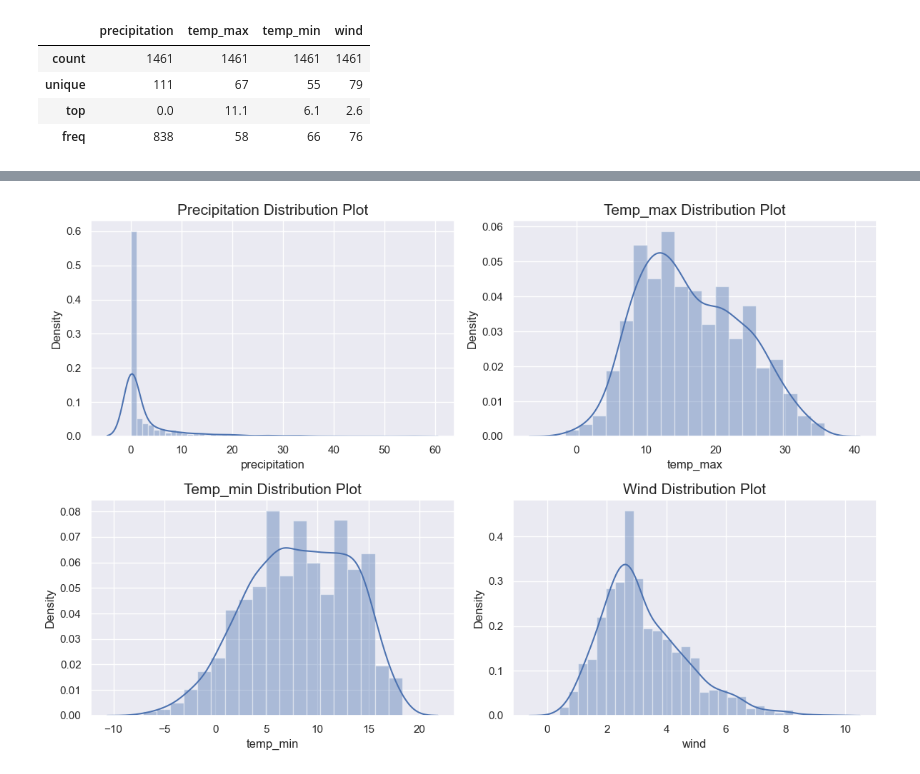
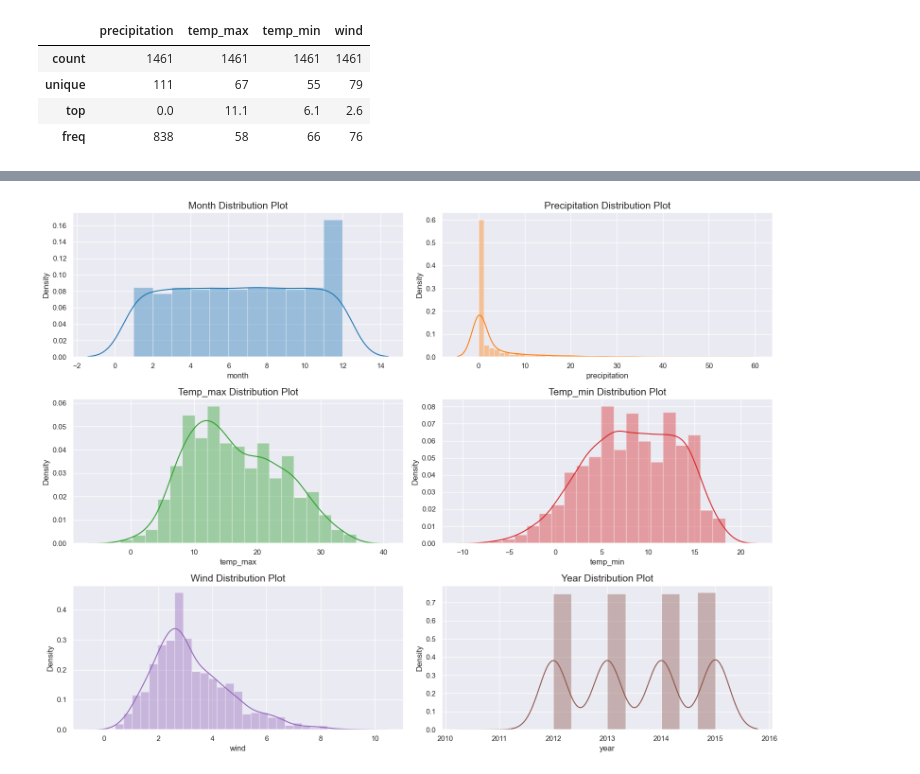
Before and after one commit to shubhangi24kashid/SkyCast, a Jupyter notebook: detection.ipynb, the cells around one changed output, grey strips where cells are left out. Saved outputs shown, nothing was run; the diff lists cells and outputs as text; code cells hidden in the pictures.

```diff
--- a/detection.ipynb
+++ b/detection.ipynb
@@ -303,34 +341,47 @@ weath_cpy[["precipitation","temp_max","temp_min","wind"]].describe()
 # %%
 import matplotlib.pyplot as plt
 import seaborn as sns
 
 # Assuming 'weath_cpy' is your dataset
 # Replace this with your actual dataset
 
+# Define colors for each plot
+colors = ['#1f77b4', '#ff7f0e', '#2ca02c', '#d62728', '#9467bd', '#8c564b']
+
 # Create subplots for each distribution plot
-plt.figure(figsize=(12, 8))
+plt.figure(figsize=(16, 12))
+
+# Plot month distribution
+plt.subplot(3, 2, 1)
+sns.distplot(weath_cpy['month'], color=colors[0])
+plt.title("Month Distribution Plot", fontsize=15)
 
 # Plot precipitation distribution
-plt.subplot(2, 2, 1)
-sns.distplot(weath_cpy.precipitation)
+plt.subplot(3, 2, 2)
+sns.distplot(weath_cpy['precipitation'], color=colors[1])
 plt.title("Precipitation Distribution Plot", fontsize=15)
 
 # Plot temp_max distribution
-plt.subplot(2, 2, 2)
-sns.distplot(weath_cpy.temp_max)
+plt.subplot(3, 2, 3)
+sns.distplot(weath_cpy['temp_max'], color=colors[2])
 plt.title("Temp_max Distribution Plot", fontsize=15)
 
 # Plot temp_min distribution
-plt.subplot(2, 2, 3)
-sns.distplot(weath_cpy.temp_min)
+plt.subplot(3, 2, 4)
+sns.distplot(weath_cpy['temp_min'], color=colors[3])
 plt.title("Temp_min Distribution Plot", fontsize=15)
 
 # Plot wind distribution
-plt.subplot(2, 2, 4)
-sns.distplot(weath_cpy.wind)
+plt.subplot(3, 2, 5)
+sns.distplot(weath_cpy['wind'], color=colors[4])
 plt.title("Wind Distribution Plot", fontsize=15)
+
+# Plot year distribution
+plt.subplot(3, 2, 6)
+sns.distplot(weath_cpy['year'], color=colors[5])
+plt.title("Year Distribution Plot", fontsize=15)
 
 plt.tight_layout()
 plt.show()
 # %% [output]
-[figure, old version]
+[figure, new version]
```
Also changed, not shown: parts of 4 cells of this notebook.
